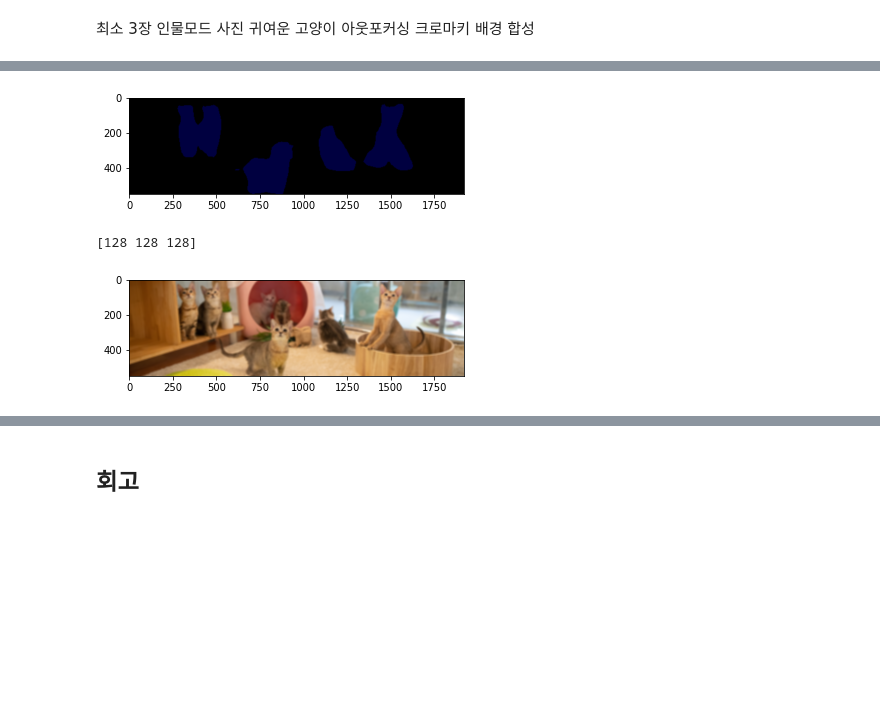
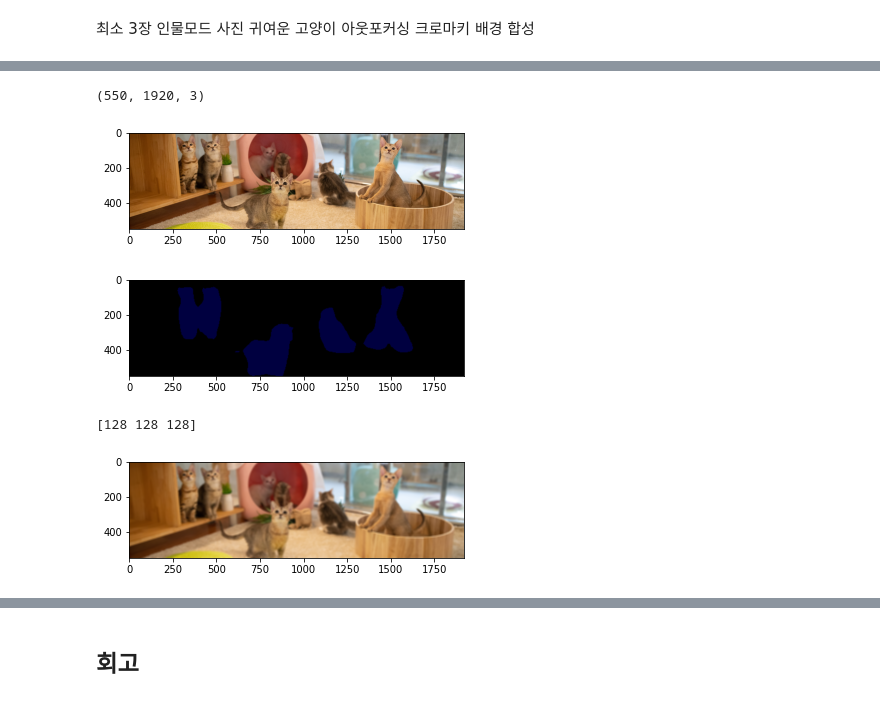
Before and after one commit to aivrm/ai, a Jupyter notebook: EX_9-7_인물모드_사진.ipynb, the cells around one changed output, grey strips where cells are left out. Drawn from its saved outputs; the diff is of its cells as text; code cells hidden in the pictures; blank space fills up the shorter version.

```diff
--- a/EX_9-7_인물모드_사진.ipynb
+++ b/EX_9-7_인물모드_사진.ipynb
@@ -339,6 +357,10 @@ plt.show()
 # %%
 img_path = os.getenv('HOME')+'/aiffel/human_segmentation/images/main9.jpg'
 img_orig = cv2.imread(img_path)
+
+print(img_orig.shape)
+plt.imshow(cv2.cvtColor(img_orig, cv2.COLOR_BGR2RGB))
+plt.show()
 
 model.load_pascalvoc_model(model_file)
 segvalues, output = model.segmentAsPascalvoc(img_path)
@@ -352,36 +374,38 @@ ind = np.arange(256, dtype=int)
 for shift in reversed(range(8)):
     for channel in range(3):
         colormap[:, channel] |= ((ind >> channel) & 1) << shift
     ind >>= 3
 
 print(colormap[7]) # cat
 # [128, 128, 128],
 
 seg_color = (128,128,128)
 seg_map = np.all(output==seg_color, axis=-1)
 
 img_show = img_orig.copy()
 
 img_mask = seg_map.astype(np.uint8) * 255
 
 color_mask = cv2.applyColorMap(img_mask, cv2.COLORMAP_JET)
 
 img_show = cv2.addWeighted(img_show, 0.6, color_mask, 0.4, 0.0)
 
 img_orig_blur = cv2.blur(img_orig, (13,13))
 
 img_mask_color = cv2.cvtColor(img_mask, cv2.COLOR_GRAY2BGR)
 img_bg_mask = cv2.bitwise_not(img_mask_color)
 img_bg_blur = cv2.bitwise_and(img_orig_blur, img_bg_mask)
 
 # 배경과 사람 영상 합치기
 img_concat = np.where(img_mask_color==255, img_orig, img_bg_blur)
 plt.imshow(cv2.cvtColor(img_concat, cv2.COLOR_BGR2RGB))
 plt.show()
 # %% [output]
+(550, 1920, 3)
-[figure, old version]
+[figure, new version]
-[128 128 128]
-[figure, old version]
+[figure, new version]
+[128 128 128]
+[figure, added]
 # %%
 img_path = os.getenv('HOME')+'/aiffel/human_segmentation/images/my_image.png'
 img_orig = cv2.imread(img_path)
```
Also changed, not shown: parts of 4 cells of this notebook.
